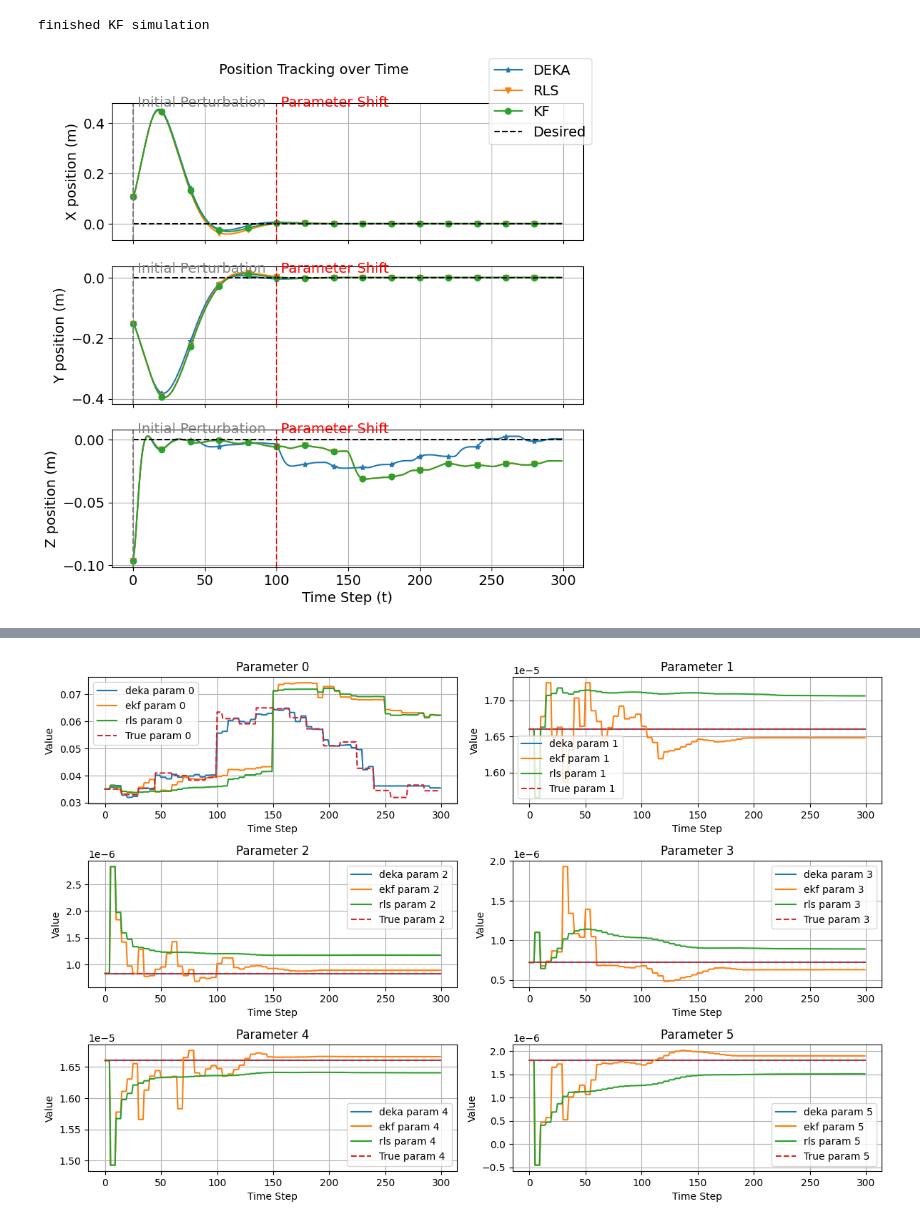
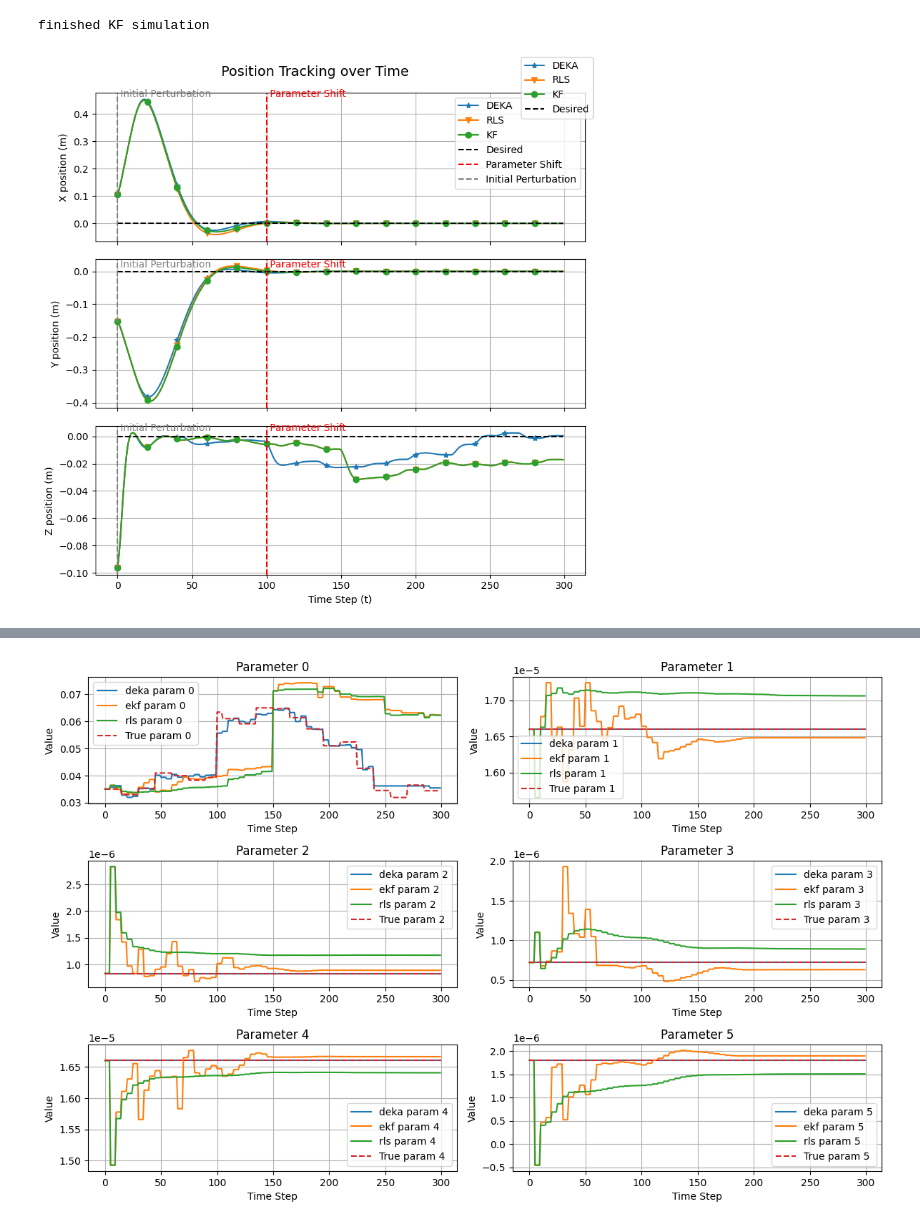
Before and after one commit to ChrisSha0104/Online-Parameter-Estimation-Using-the-Kaczmarz-Method, a Jupyter notebook: python/robot_plot.ipynb, the cells around one changed output, grey strips where cells are left out. Drawn from its saved outputs; the diff is of its cells as text; code cells hidden in the pictures.

```diff
--- a/python/robot_plot.ipynb
+++ b/python/robot_plot.ipynb
@@ -103,6 +88,7 @@ axs[0].axvline(x=0, color=colors['initial_perturbation'], linestyle='--', label=
 axs[0].text(100, max(x_pos_deka), ' Parameter Shift', color=colors['parameter_shift'], verticalalignment='bottom')
 axs[0].text(0, max(x_pos_deka), ' Initial Perturbation', color=colors['initial_perturbation'], verticalalignment='bottom')
 
+axs[0].legend()
 axs[0].set_ylabel('X position (m)')
 axs[0].grid(True)
 
@@ -116,34 +102,34 @@ axs[1].axvline(x=100, color=colors['parameter_shift'], linestyle='--')
 axs[1].axvline(x=0, color=colors['initial_perturbation'], linestyle='--')
 
 axs[1].text(100, max(y_pos_deka), ' Parameter Shift', color=colors['parameter_shift'], verticalalignment='bottom')
 axs[1].text(0, max(y_pos_deka), ' Initial Perturbation', color=colors['initial_perturbation'], verticalalignment='bottom')
 
 axs[1].set_ylabel('Y position (m)')
 axs[1].grid(True)
 
 # Z position
 axs[2].plot(t, z_pos_deka, marker="*", markevery=20, color=colors['deka'])
 axs[2].plot(t, z_pos_rls, marker="v", markevery=20, color=colors['rls'])
 axs[2].plot(t, z_pos_kf, marker="o", markevery=20, color=colors['kf'])
 axs[2].plot(t, hov_des, color=colors['desired'], linestyle='--')
 
 axs[2].axvline(x=100, color=colors['parameter_shift'], linestyle='--')
 axs[2].axvline(x=0, color=colors['initial_perturbation'], linestyle='--')
 
 axs[2].text(100, max(z_pos_deka), ' Parameter Shift', color=colors['parameter_shift'], verticalalignment='bottom')
 axs[2].text(0, max(z_pos_deka), ' Initial Perturbation', color=colors['initial_perturbation'], verticalalignment='bottom')
 
 axs[2].set_xlabel('Time Step (t)')
 axs[2].set_ylabel('Z position (m)')
 axs[2].grid(True)
 
 # Create a single legend outside the subplots
 fig.legend(['DEKA', 'RLS', 'KF', 'Desired'])
 
 plt.tight_layout()  # Adjust layout to fit the legend
 plt.show()
 # %% [output]
-[figure, old version]
+[figure, new version]
 # %%
 t = np.arange(300)  # time steps 0..N-1
 
```
Also changed, not shown: parts of 6 cells of this notebook, 2 other files.
